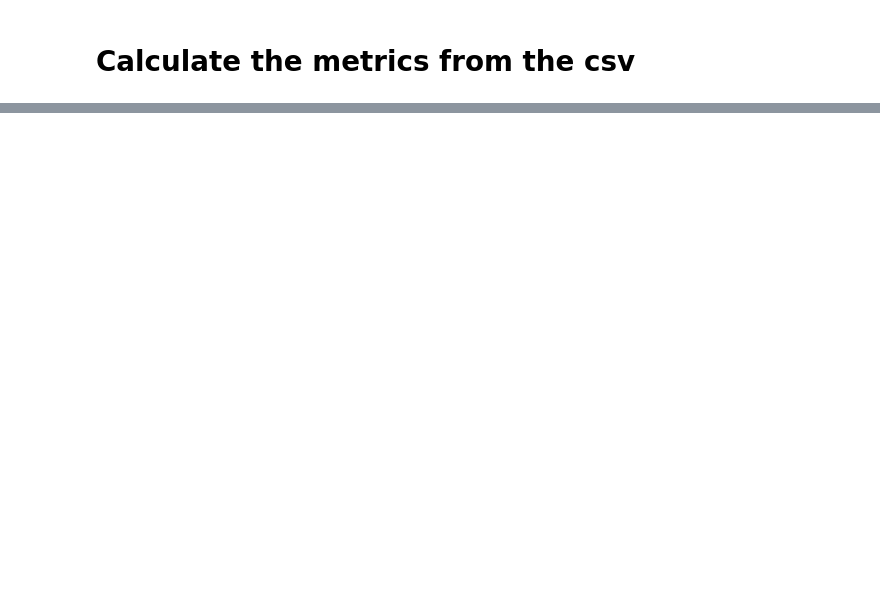
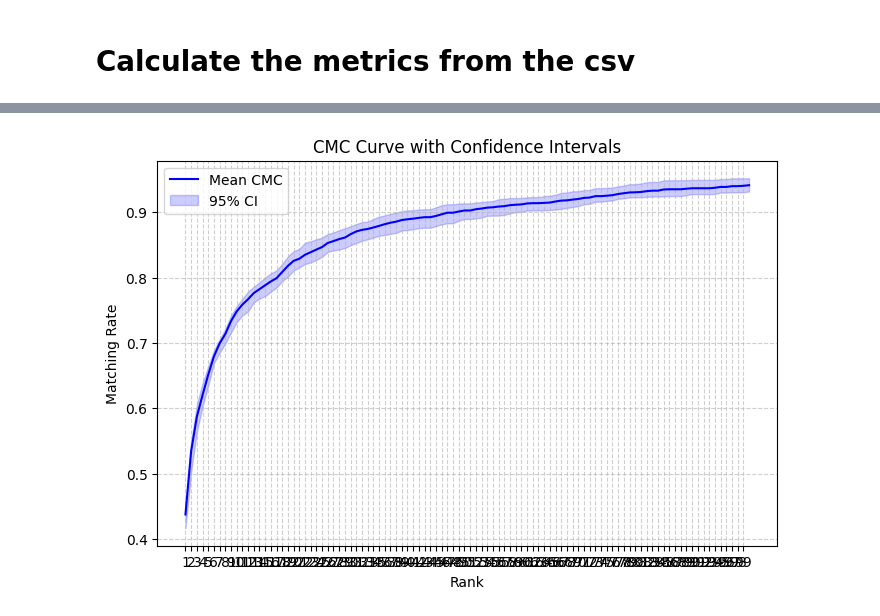
Before and after one commit to markoMedved/DogReID-1553, a Jupyter notebook: evaluation/closed_set_plots.ipynb, the cells around one changed output, grey strips where cells are left out. Saved outputs shown, nothing was run; the diff lists cells and outputs as text; code cells hidden in the pictures; blank space fills up the shorter version.

```diff
--- a/evaluation/closed_set_plots.ipynb
+++ b/evaluation/closed_set_plots.ipynb
@@ -50,0 +15,15 @@ Bootstrap Results: mAP=41.33% ± 0.82%, Rank-1=43.76% ± 1.18%
+# %%
+# Plotting
+plt.figure(figsize=(8, 5))
+plt.plot(results['ranks'][:100], results['cmc_mean'][:100], label='Mean CMC', color='blue')
+plt.fill_between(results['ranks'][:100], results['cmc_lower'][:100], results['cmc_upper'][:100], color='blue', alpha=0.2, label='95% CI')
+
+plt.title("CMC Curve with Confidence Intervals")
+plt.xlabel("Rank")
+plt.ylabel("Matching Rate")
+plt.xticks(range(1, 100))
+plt.legend()
+plt.grid(True, linestyle='--', alpha=0.6)
+plt.show()
+# %% [output]
+[figure, added]
```
Also changed, not shown: parts of 3 cells of this notebook, 1 other file.
